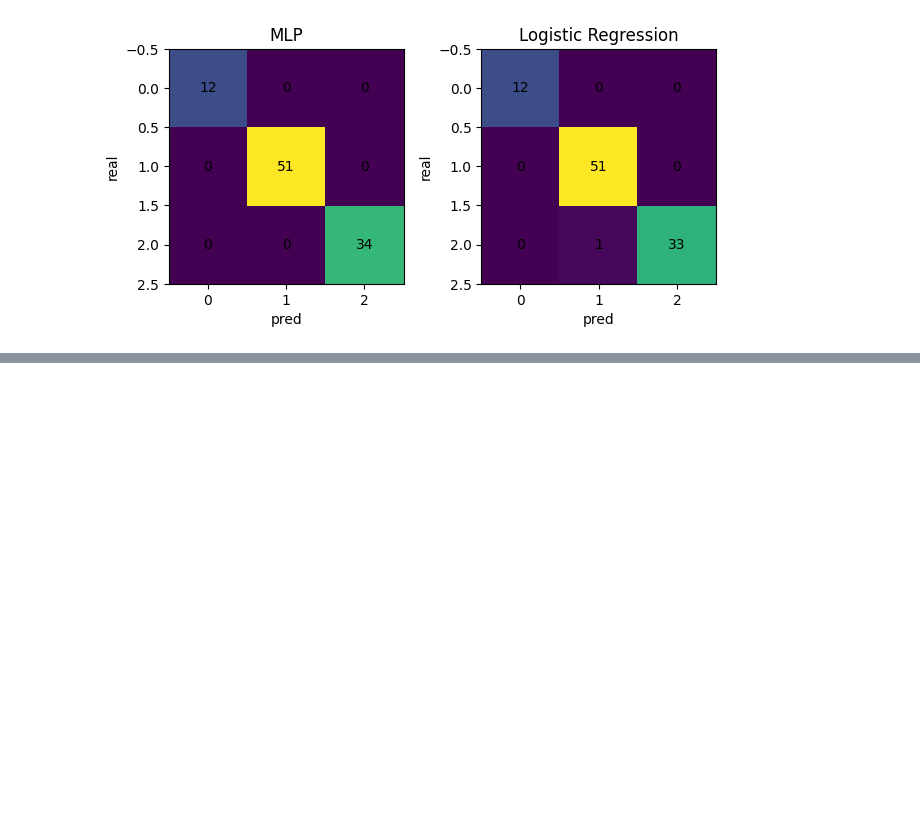
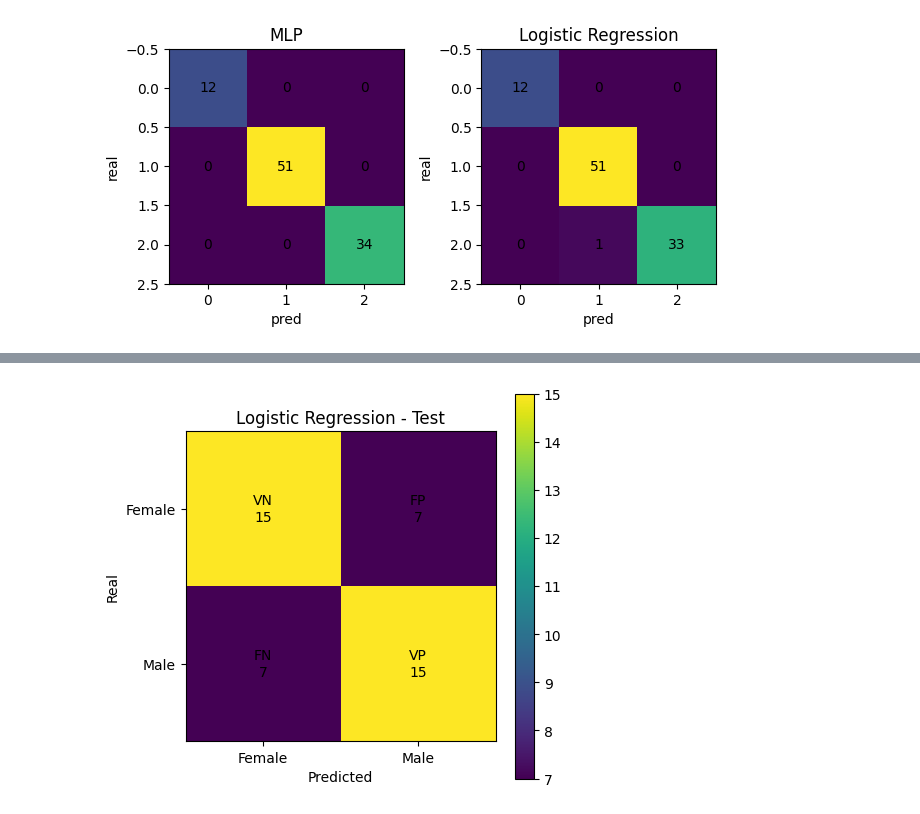
Before and after one commit to Gibonn24/Fundamentos-de-sistemas-Electr-nicos, a Jupyter notebook: ex_entrega_avaliacao_2026/ex_entrega_avaliacao_2026.ipynb, the cells around one changed output, grey strips where cells are left out. Cells and saved outputs as stored; diff of their text form; code cells hidden in the pictures; blank space fills up the shorter version.

```diff
--- a/ex_entrega_avaliacao_2026/ex_entrega_avaliacao_2026.ipynb
+++ b/ex_entrega_avaliacao_2026/ex_entrega_avaliacao_2026.ipynb
@@ -312,0 +633,80 @@ f1: 0.991788629667198
+# %%
+log_model.load_state_dict(
+    torch.load("best_logistic_model.pth")
+)
+
+log_model.eval()
+
+with torch.no_grad():
+
+    y_pred_log=log_model(
+        X_test.to(device=device)
+    )
+
+    y_pred_log=torch.argmax(
+        y_pred_log,
+        dim=1
+    )
+
+    y_pred_log=y_pred_log.cpu().numpy()
+# %%
+acc_log=accuracy_score(
+    y_test_np,
+    y_pred_log
+)
+
+f1_log=f1_score(
+    y_test_np,
+    y_pred_log,
+    average="binary"
+)
+
+cm_log=confusion_matrix(
+    y_test_np,
+    y_pred_log
+)
+
+print("Regressao Logistica")
+print("accuracy:",acc_log)
+print("f1-score:",f1_log)
+
+# matriz de confusao
+
+plt.figure(figsize=(5,5))
+
+plt.imshow(cm_log)
+
+plt.title("Logistic Regression - Test")
+
+plt.xlabel("Predicted")
+plt.ylabel("Real")
+
+plt.xticks(
+    [0,1],
+    ["Female","Male"]
+)
+
+plt.yticks(
+    [0,1],
+    ["Female","Male"]
+)
+
+labels=[
+    ["VN","FP"],
+    ["FN","VP"]
+]
+
+for i in range(2):
+    for j in range(2):
+
+        plt.text(
+            j,
+            i,
+            f"{labels[i][j]}\n{cm_log[i,j]}",
+            ha="center",
+            va="center"
+        )
+
+plt.colorbar()
+plt.show()
+# %% [output]
@@ -312,0 +716 @@ f1: 0.991788629667198
+[figure, added]
```
Also changed, not shown: parts of 22 cells of this notebook.
